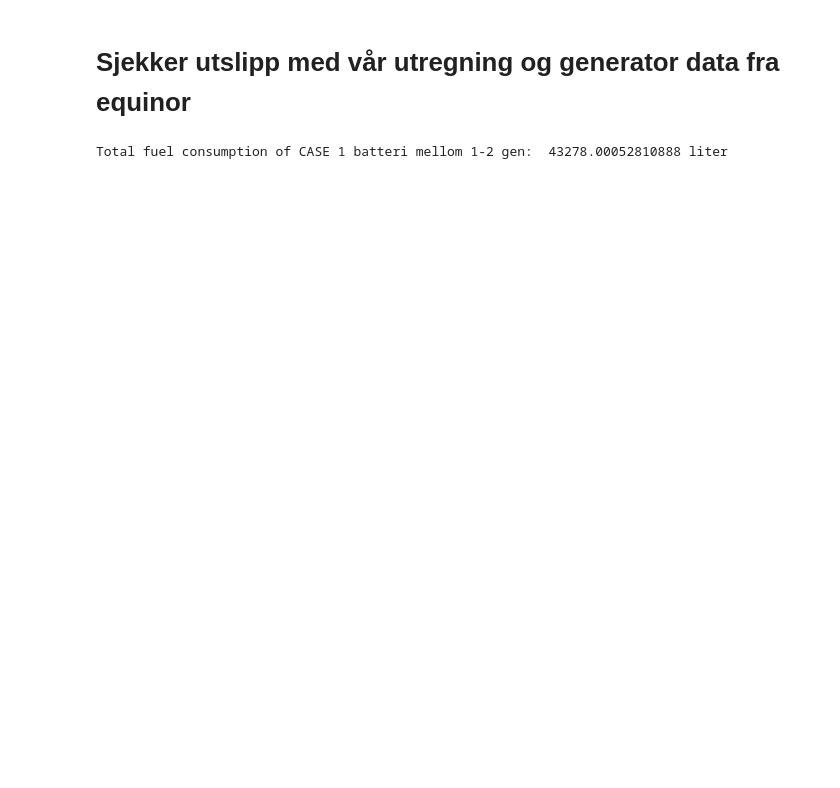
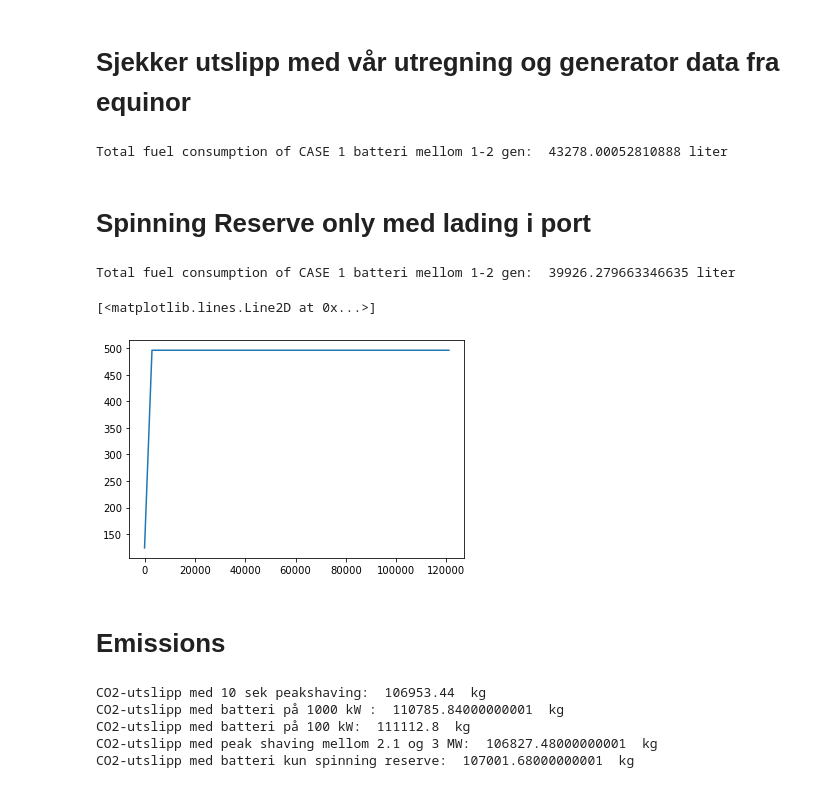
Before and after one commit to andreasdyve/EquinorProject, a Jupyter notebook: python notebooks/Case_1_Reference.ipynb, the cells around one changed output. Saved outputs shown, nothing was run; the diff lists cells and outputs as text; code cells hidden in the pictures; blank space fills up the shorter version.

```diff
--- a/python notebooks/Case_1_Reference.ipynb
+++ b/python notebooks/Case_1_Reference.ipynb
@@ -920,3 +754,5 @@ fc = sum(fc_dg0) + sum(fc_dg1) + sum(fc_dg2) + sum(fc_dg3)
 print('Total fuel consumption of CASE 1 batteri mellom 1-2 gen: ', fc, 'liter')
 # %% [output]
 Total fuel consumption of CASE 1 batteri mellom 1-2 gen:  43278.00052810888 liter
+# %% [markdown]
+# Spinning Reserve only med lading i port
@@ -922,0 +794,65 @@ Total fuel consumption of CASE 1 batteri mellom 1-2 gen:  43278.00052810888 lite
+# %%
+# Normalize Generators
+dg0n = (dg0-dg0.min()) / (2100 - dg0.min())
+dg1n = (dg1-dg1.min()) / (2100 - dg1.min())
+dg2n = (dg2-dg2.min()) / (2100 - dg2.min())
+dg3n = (dg3-dg3.min()) / (2100 - dg3.min())
+
+fc_dg0 = np.zeros(120960)
+fc_dg1 = np.zeros(120960)
+fc_dg2 = np.zeros(120960)
+fc_dg3 = np.zeros(120960)
+
+for i in range(len(dg0)):
+    if dg0[i] == 0:
+        fc_dg0[i] = 0
+    else:
+        fc_dg0[i] = (445*dg0n[i] + 47)/720
+
+for i in range(len(dg1)):
+    if dg1[i] == 0:
+        fc_dg1[i] = 0
+    else:
+        fc_dg1[i] = (445*dg1n[i] + 47)/720
+
+for i in range(len(dg2)):
+    if dg2[i] == 0:
+        fc_dg2[i] = 0
+    else:
+        fc_dg2[i] = (445*dg2n[i] + 47)/720
+
+for i in range(len(dg3)):
+    if dg3[i] == 0:
+        fc_dg3[i] = 0
+    else:
+        fc_dg3[i] = (445*dg3n[i] + 47)/720
+
+fc = sum(fc_dg0) + sum(fc_dg1) + sum(fc_dg2) + sum(fc_dg3)
+print('Total fuel consumption of CASE 1 batteri mellom 1-2 gen: ', fc, 'liter')
+# %% [output]
+Total fuel consumption of CASE 1 batteri mellom 1-2 gen:  39926.279663346635 liter
+# %%
+plt.plot()
+# %% [output]
+[<matplotlib.lines.Line2D at 0x...>]
+[figure, added]
+# %% [markdown]
+# Emissions
+# %%
+bat_old = 2.68 * 39908 # (kg/l)*l
+bat_gun = 2.68 * 41338
+bat_gønn = 2.68 * 41460
+bat_new = 2.68 * 39861
+bat_sr = 2.68 * 39926
+
+print('CO2-utslipp med 10 sek peakshaving: ',bat_old,' kg')
+print('CO2-utslipp med batteri på 1000 kW : ',bat_gun,' kg')
+print('CO2-utslipp med batteri på 100 kW: ',bat_gønn,' kg')
+print('CO2-utslipp med peak shaving mellom 2.1 og 3 MW: ',bat_new,' kg')
+print('CO2-utslipp med batteri kun spinning reserve: ',bat_sr,' kg')
+# %% [output]
+CO2-utslipp med 10 sek peakshaving:  106953.44  kg
+CO2-utslipp med batteri på 1000 kW :  110785.84000000001  kg
+CO2-utslipp med batteri på 100 kW:  111112.8  kg
+CO2-utslipp med peak shaving mellom 2.1 og 3 MW:  106827.48000000001  kg
+CO2-utslipp med batteri kun spinning reserve:  107001.68000000001  kg
```
Also changed, not shown: parts of 25 cells of this notebook.
